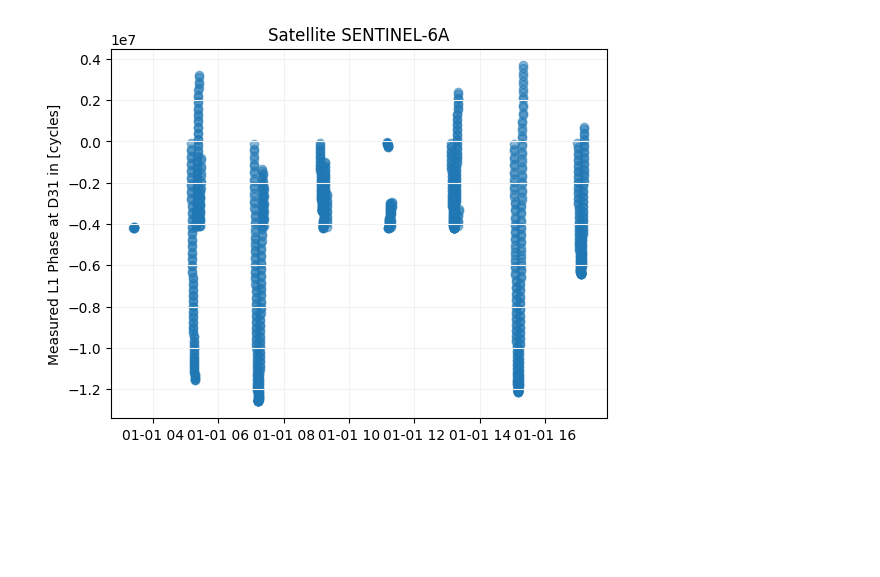
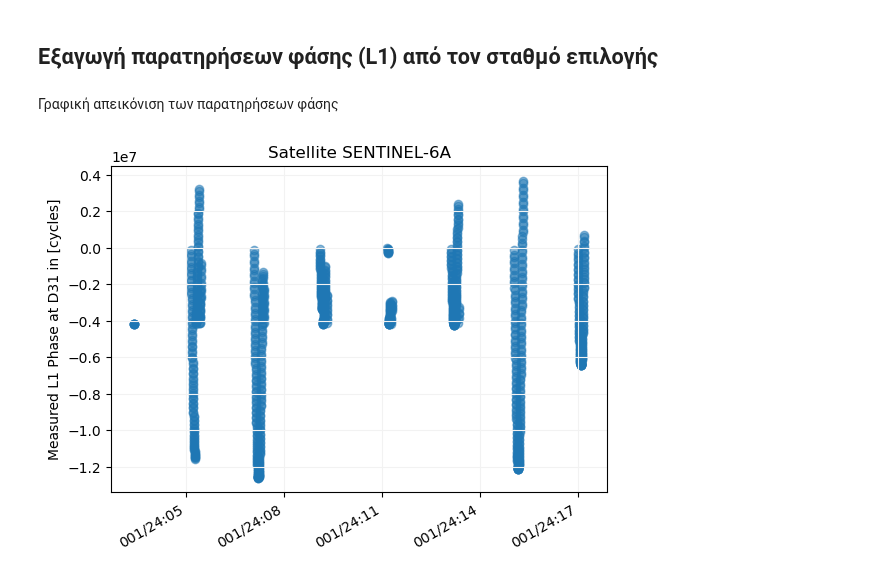
Before and after one commit to DSOlab/AcademicSoftware, a Jupyter notebook: JupiterLab/doris_ex2.ipynb, the cells around one changed output. Drawn from its saved outputs; the diff is of its cells as text; code cells hidden in the pictures; blank space fills up the shorter version.

```diff
--- a/JupiterLab/doris_ex2.ipynb
+++ b/JupiterLab/doris_ex2.ipynb
@@ -28,2 +34,4 @@ rnx = DorisRinex(drinex)
 diob = 'D31'
+# %% [markdown]
+## Εξαγωγή παρατηρήσεων φάσης (L1) από τον σταθμό επιλογής
 # %%
@@ -41,15 +44,19 @@ for block in rnx:
             t.append(block.t())
             L1.append(data['L1']['value'])
+# %% [markdown]
+Γραφική απεικόνιση των παρατηρήσεων φάσης
 # %%
-# import modules for plotting ...
-import matplotlib.pyplot as plt
-import numpy as np
-
 # create a scatterplot of extracted L1 values w.r.t. time
-plt.scatter([at2pt(ti) for ti in t], L1, alpha=0.5)
-plt.grid(color='0.95')
+fig, ax = plt.subplots()
+ax.scatter([at2pt(ti) for ti in t], L1, alpha=0.5)
+ax.grid(color='0.95')
 plt.ylabel("Measured L1 Phase at {:} in [cycles]".format(diob))
 plt.title("Satellite {:}".format(rnx.sat_name))
+hours = mdates.HourLocator(interval = 3)
+h_fmt = mdates.DateFormatter('%j/%y:%H')
+ax.xaxis.set_major_locator(hours)
+ax.xaxis.set_major_formatter(h_fmt)
+fig.autofmt_xdate()
 plt.show()
 # %% [output]
-[figure, old version]
+[figure, new version]
```
Also changed, not shown: parts of 23 cells of this notebook, 5 other files.
